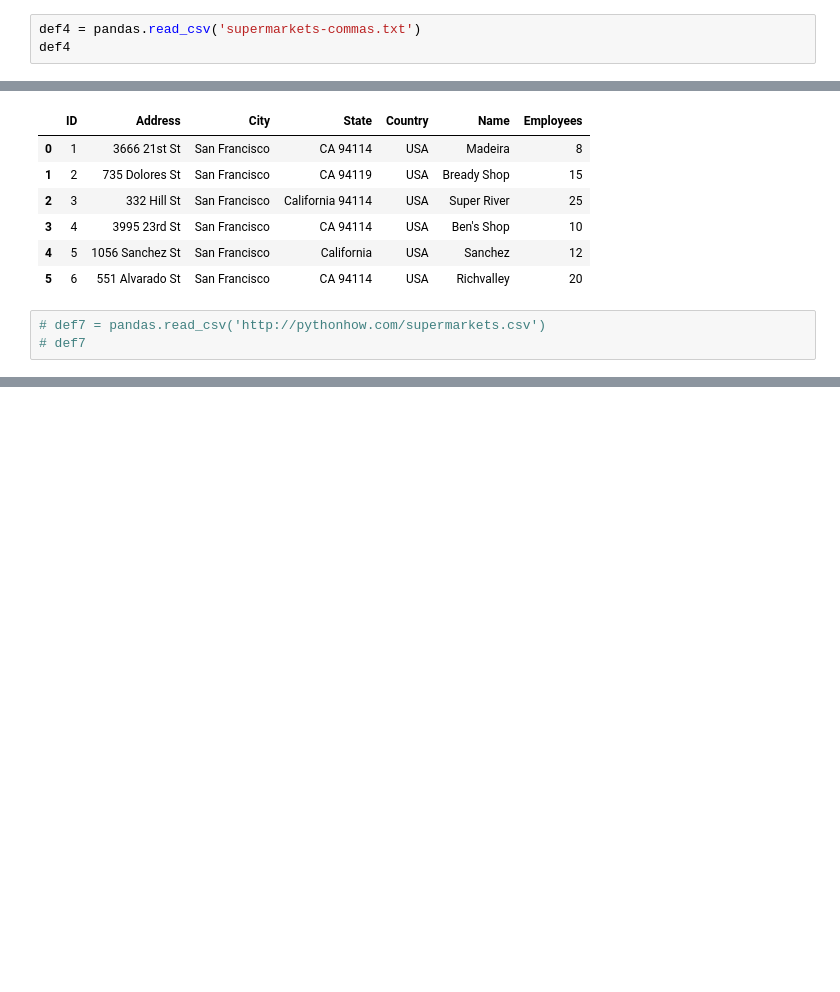
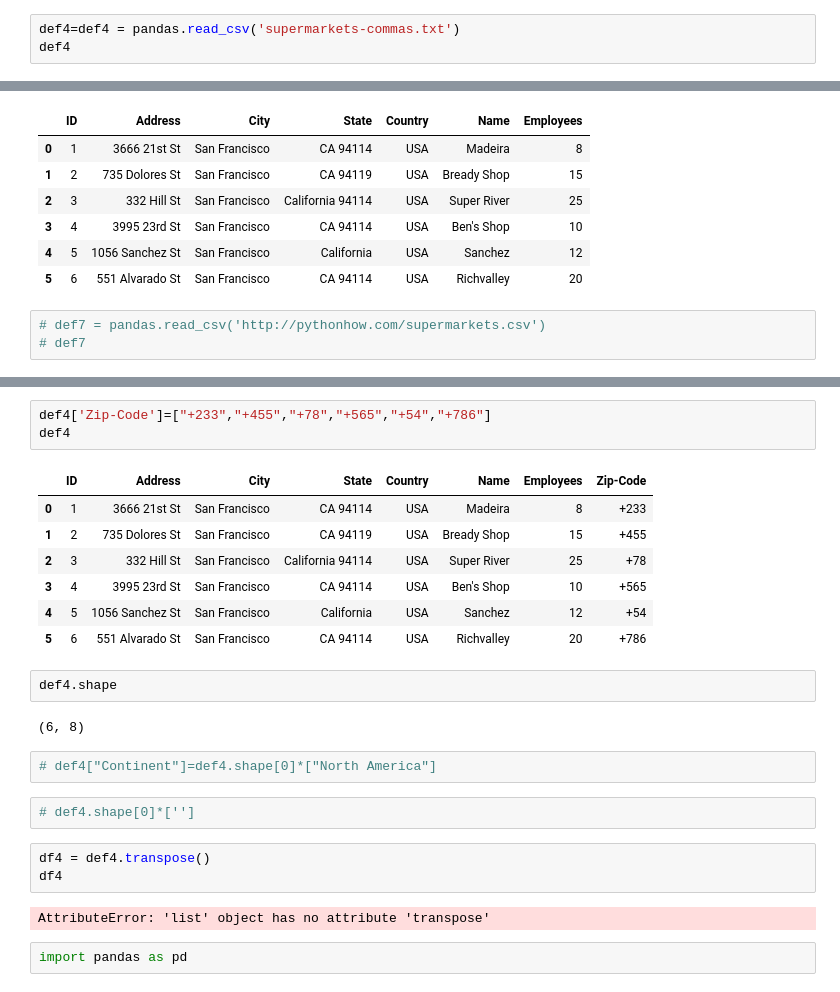
Before and after one commit to adeolammy/Data-Frame, a Jupyter notebook: Data-Frame-Testing.ipynb, the cells around one changed output, grey strips where cells are left out. Drawn from its saved outputs; the diff is of its cells as text; blank space fills up the shorter version.

```diff
--- a/Data-Frame-Testing.ipynb
+++ b/Data-Frame-Testing.ipynb
@@ -50,5 +53,5 @@ def3
 # %%
-def4 = pandas.read_csv('supermarkets-commas.txt')
+def4=def4 = pandas.read_csv('supermarkets-commas.txt')
 def4
 # %% [output]
 |  | ID | Address | City | State | Country | Name | Employees |
@@ -74,0 +192,26 @@ def5
+# %%
+def4['Zip-Code']=["+233","+455","+78","+565","+54","+786"]
+def4
+# %% [output]
+|  | ID | Address | City | State | Country | Name | Employees | Zip-Code |
+| 0 | 1 | 3666 21st St | San Francisco | CA 94114 | USA | Madeira | 8 | +233 |
+| 1 | 2 | 735 Dolores St | San Francisco | CA 94119 | USA | Bready Shop | 15 | +455 |
+| 2 | 3 | 332 Hill St | San Francisco | California 94114 | USA | Super River | 25 | +78 |
+| 3 | 4 | 3995 23rd St | San Francisco | CA 94114 | USA | Ben's Shop | 10 | +565 |
+| 4 | 5 | 1056 Sanchez St | San Francisco | California | USA | Sanchez | 12 | +54 |
+| 5 | 6 | 551 Alvarado St | San Francisco | CA 94114 | USA | Richvalley | 20 | +786 |
+# %%
+def4.shape
+# %% [output]
+(6, 8)
+# %%
+# def4["Continent"]=def4.shape[0]*["North America"]
+# %%
+# def4.shape[0]*['']
+# %%
+df4 = def4.transpose()
+df4
+# %% [output]
+AttributeError: 'list' object has no attribute 'transpose'
+# %%
+import pandas as pd
```
Also changed, not shown: parts of 41 cells of this notebook.
